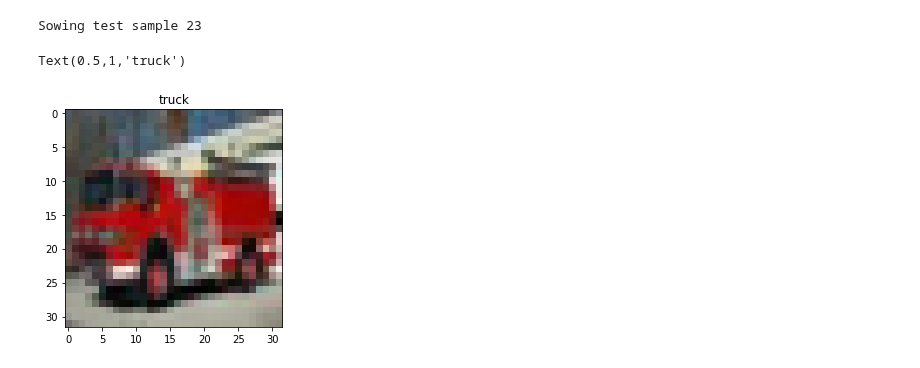
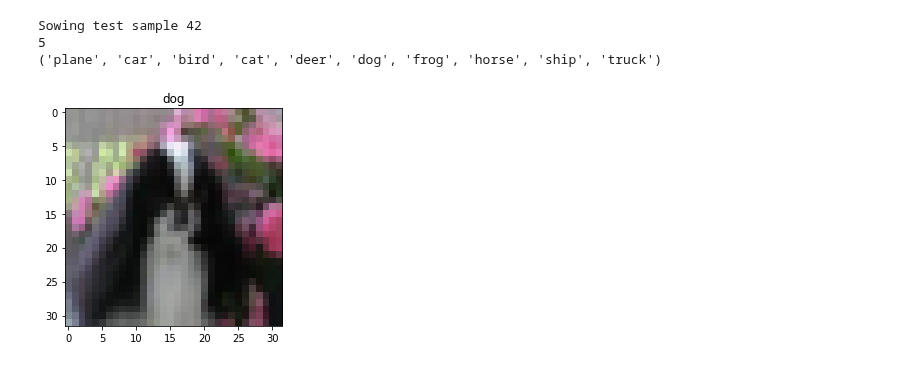
Before and after one commit to kobybibas/deep_pnml_experiments, a Jupyter notebook: src/analyze_results.ipynb, the cells around one changed output. Drawn from its saved outputs; the diff is of its cells as text; code cells hidden in the pictures.

```diff
--- a/src/analyze_results.ipynb
+++ b/src/analyze_results.ipynb
@@ -80,12 +180,15 @@ Loss: 0.889652, [true predicted]=[5.000000 4.000000], [dog deer]
 # %%
 # Show Sample
-idx = 23
+idx = 42
 print('Sowing test sample %d' % idx)
 data = testloader.dataset.test_data[idx]
 label = testloader.dataset.test_labels[idx]
 plt.imshow(data)
 plt.title(classes[label])
+print(label)
+print(classes)
 # %% [output]
-Sowing test sample 23
+Sowing test sample 42
+5
+('plane', 'car', 'bird', 'cat', 'deer', 'dog', 'frog', 'horse', 'ship', 'truck')
-Text(0.5,1,'truck')
-[figure, old version]
+[figure, new version]
```
Also changed, not shown: parts of 12 cells of this notebook, 7 other files.
